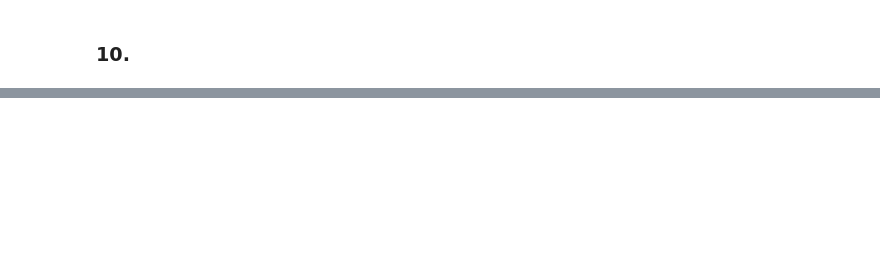
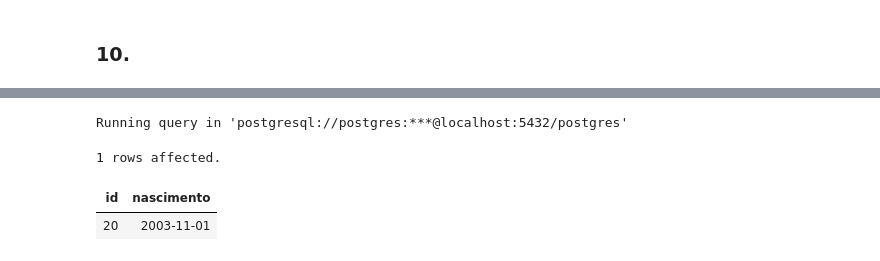
Before and after one commit to MiguelHenri/SCC0240, a Jupyter notebook: t1.ipynb, the cells around one changed output, grey strips where cells are left out. Drawn from its saved outputs; the diff is of its cells as text; code cells hidden in the pictures; blank space fills up the shorter version.

```diff
--- a/t1.ipynb
+++ b/t1.ipynb
@@ -323,0 +342,23 @@ Running query in 'postgresql://postgres:***@localhost:5432/postgres'
+# %%
+%%sql
+SELECT
+    Locatarios.ID, Locatarios.Nome, Locatarios.Nascimento
+FROM
+(
+    SELECT
+        Usuarios.ID, Usuarios.Nome, Usuarios.Nascimento
+    FROM Usuarios, Locacoes
+    WHERE Locacoes.IDlocatario = Usuarios.ID
+) AS Locatarios WHERE
+Locatarios.Nascimento > ALL
+(
+    SELECT
+        Usuarios.Nascimento
+    FROM Usuarios, Propriedades
+    WHERE Usuarios.ID = Propriedades.IDproprietario
+);
+# %% [output]
+Running query in 'postgresql://postgres:***@localhost:5432/postgres'
+1 rows affected.
+| id | nascimento |
+| 20 | 2003-11-01 |
```
Also changed, not shown: parts of 6 cells of this notebook, 2 other files.
